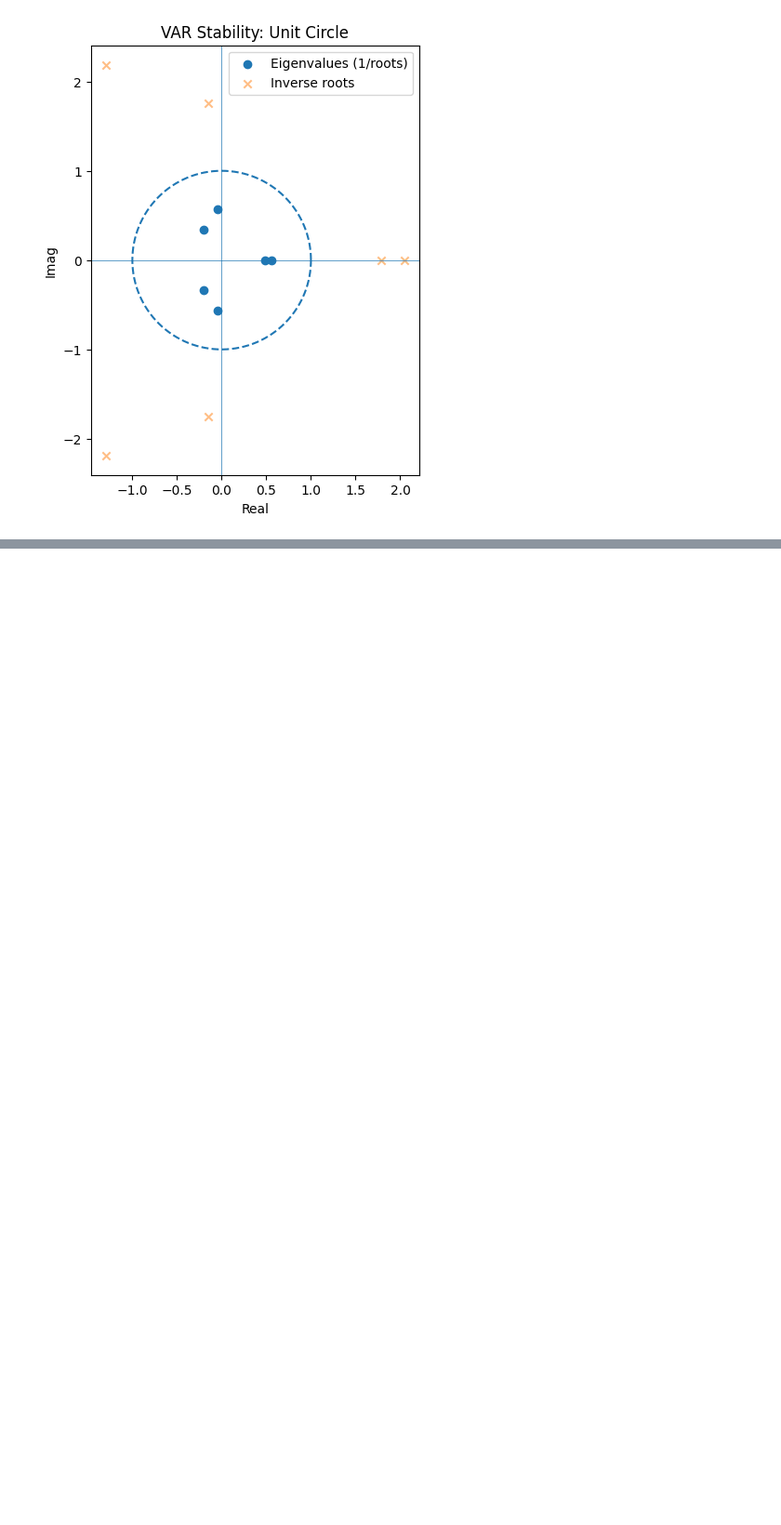
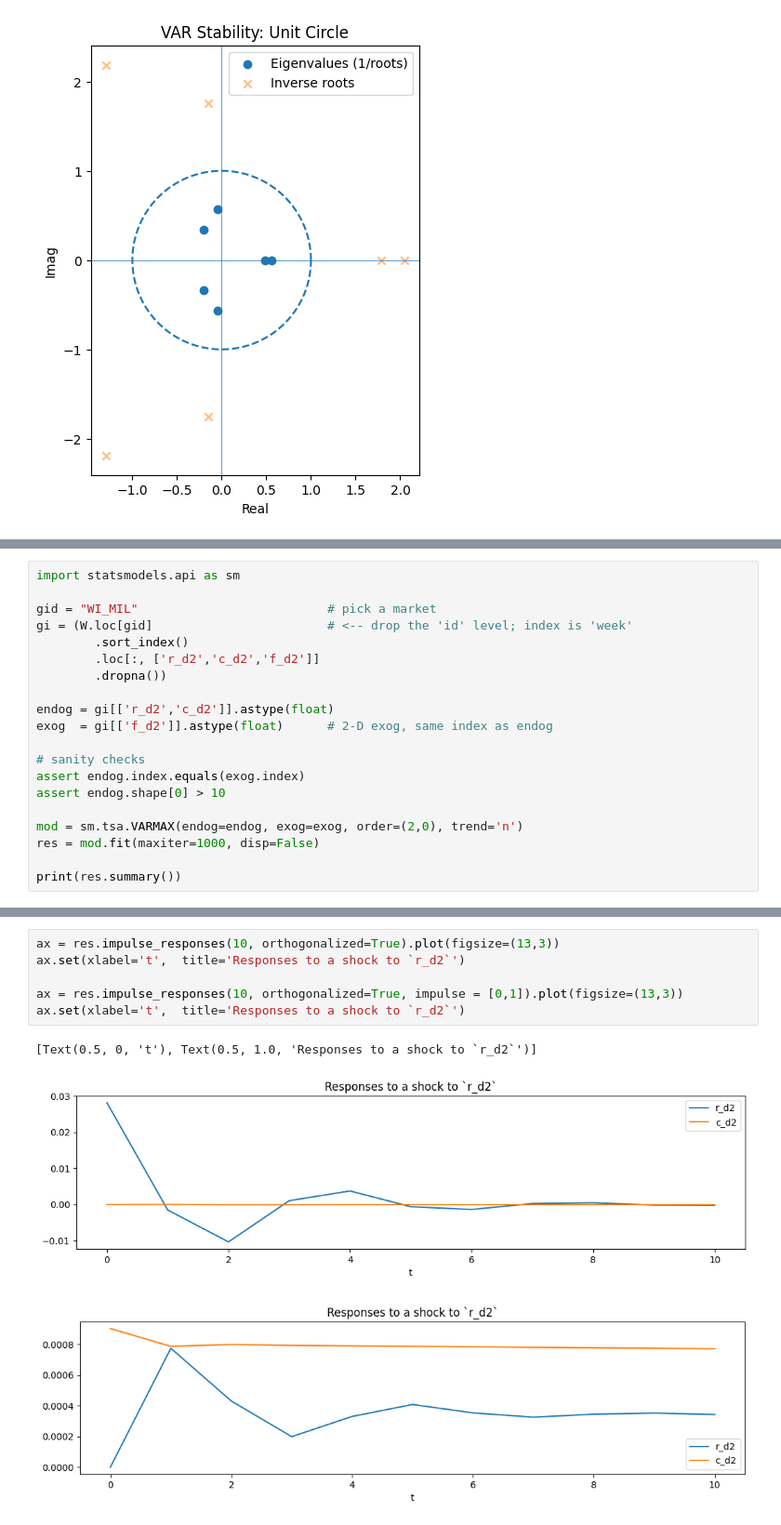
Before and after one commit to maxcardosoderesende/Projects_WSL, a Jupyter notebook: Time_series/Freight_Paper/freight_models_VAR_IRF.ipynb, the cells around one changed output, grey strips where cells are left out. Shown: that part at 93% size. Cells and saved outputs as stored; diff of their text form; blank space fills up the shorter version.

```diff
--- a/Time_series/Freight_Paper/freight_models_VAR_IRF.ipynb
+++ b/Time_series/Freight_Paper/freight_models_VAR_IRF.ipynb
@@ -383,0 +899,20 @@ plt.show()
+# %%
+import statsmodels.api as sm
+
+gid = "WI_MIL"                          # pick a market
+gi = (W.loc[gid]                        # <-- drop the 'id' level; index is 'week'
+        .sort_index()
+        .loc[:, ['r_d2','c_d2','f_d2']]
+        .dropna())
+
+endog = gi[['r_d2','c_d2']].astype(float)
+exog  = gi[['f_d2']].astype(float)      # 2-D exog, same index as endog
+
+# sanity checks
+assert endog.index.equals(exog.index)
+assert endog.shape[0] > 10
+
+mod = sm.tsa.VARMAX(endog=endog, exog=exog, order=(2,0), trend='n')
+res = mod.fit(maxiter=1000, disp=False)
+
+print(res.summary())
@@ -383,0 +937,10 @@ plt.show()
+# %%
+ax = res.impulse_responses(10, orthogonalized=True).plot(figsize=(13,3))
+ax.set(xlabel='t',  title='Responses to a shock to `r_d2`')
+
+ax = res.impulse_responses(10, orthogonalized=True, impulse = [0,1]).plot(figsize=(13,3))
+ax.set(xlabel='t',  title='Responses to a shock to `r_d2`')
+# %% [output]
+[Text(0.5, 0, 't'), Text(0.5, 1.0, 'Responses to a shock to `r_d2`')]
+[figure, added]
+[figure, added]
```
Also changed, not shown: parts of 46 cells of this notebook, 2 other files.
